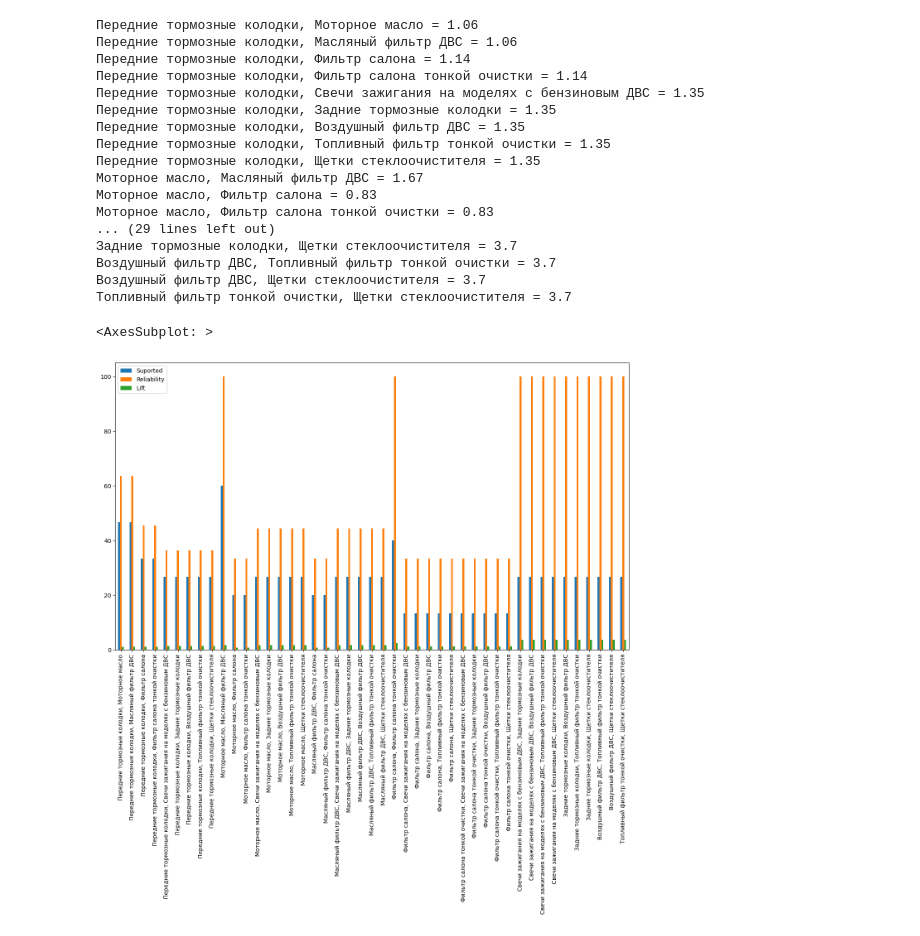
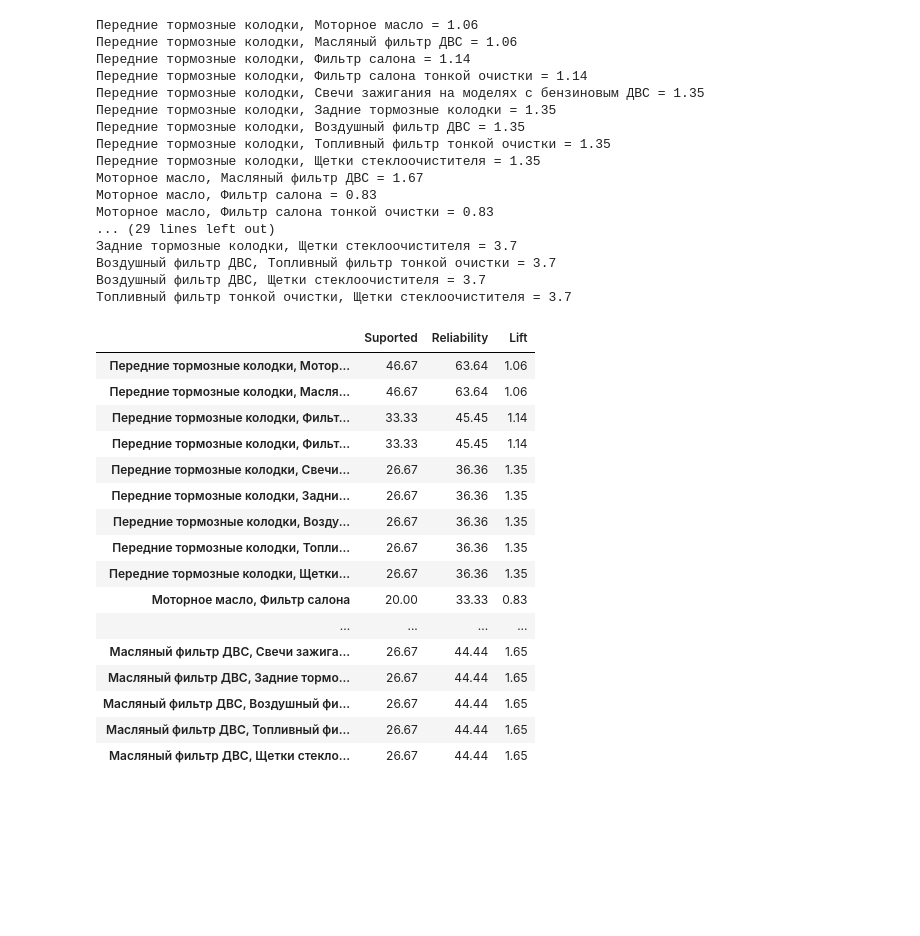
Before and after one commit to FilippYV/Firs_task_Zeleznyak, a Jupyter notebook: Complete.ipynb, the cells around one changed output. Drawn from its saved outputs; the diff is of its cells as text; code cells hidden in the pictures; blank space fills up the shorter version.

```diff
--- a/Complete.ipynb
+++ b/Complete.ipynb
@@ -307,7 +313,26 @@ for i in range(len(mass_two_product)):
     index_.append(string)
 # %%
 Dataframe = pd.DataFrame(Dataframe_, columns =['Suported', 'Reliability', 'Lift'], index=index_)
-Dataframe.plot.bar(figsize=(16,9))
+Dataframe = (Dataframe.loc[Dataframe.Suported <= 89])
+Dataframe = (Dataframe.loc[20 <= Dataframe.Suported])
+Dataframe = (Dataframe.loc[30 <= Dataframe.Reliability])
+Dataframe = (Dataframe.loc[Dataframe.Reliability <= 70])
+Dataframe
 # %% [output]
-<AxesSubplot: >
-[figure, removed]
+|  | Suported | Reliability | Lift |
+| Передние тормозные колодки, Мотор... | 46.67 | 63.64 | 1.06 |
+| Передние тормозные колодки, Масля... | 46.67 | 63.64 | 1.06 |
+| Передние тормозные колодки, Фильт... | 33.33 | 45.45 | 1.14 |
+| Передние тормозные колодки, Фильт... | 33.33 | 45.45 | 1.14 |
+| Передние тормозные колодки, Свечи... | 26.67 | 36.36 | 1.35 |
+| Передние тормозные колодки, Задни... | 26.67 | 36.36 | 1.35 |
+| Передние тормозные колодки, Возду... | 26.67 | 36.36 | 1.35 |
+| Передние тормозные колодки, Топли... | 26.67 | 36.36 | 1.35 |
+| Передние тормозные колодки, Щетки... | 26.67 | 36.36 | 1.35 |
+| Моторное масло, Фильтр салона | 20.00 | 33.33 | 0.83 |
+| ... | ... | ... | ... |
+| Масляный фильтр ДВС, Свечи зажига... | 26.67 | 44.44 | 1.65 |
+| Масляный фильтр ДВС, Задние тормо... | 26.67 | 44.44 | 1.65 |
+| Масляный фильтр ДВС, Воздушный фи... | 26.67 | 44.44 | 1.65 |
+| Масляный фильтр ДВС, Топливный фи... | 26.67 | 44.44 | 1.65 |
+| Масляный фильтр ДВС, Щетки стекло... | 26.67 | 44.44 | 1.65 |
```
Also changed, not shown: parts of 5 cells of this notebook.
